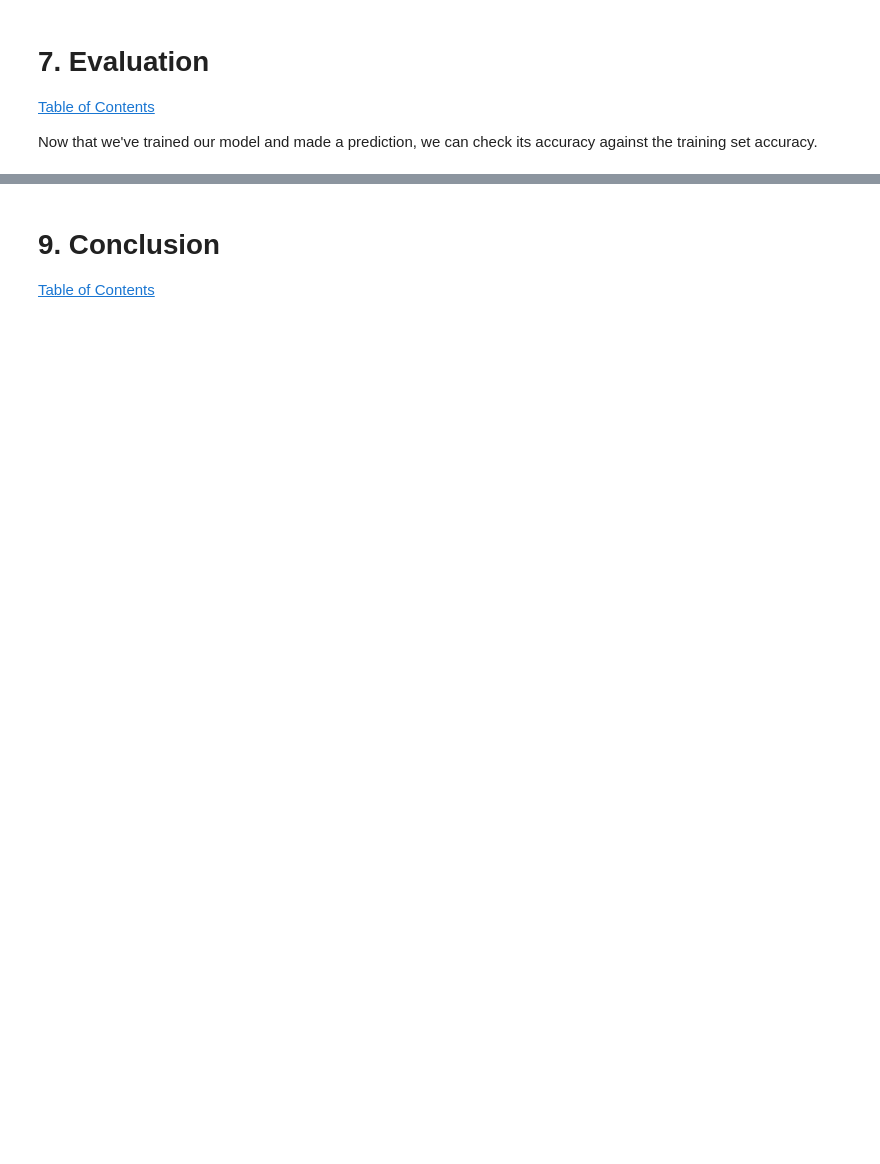
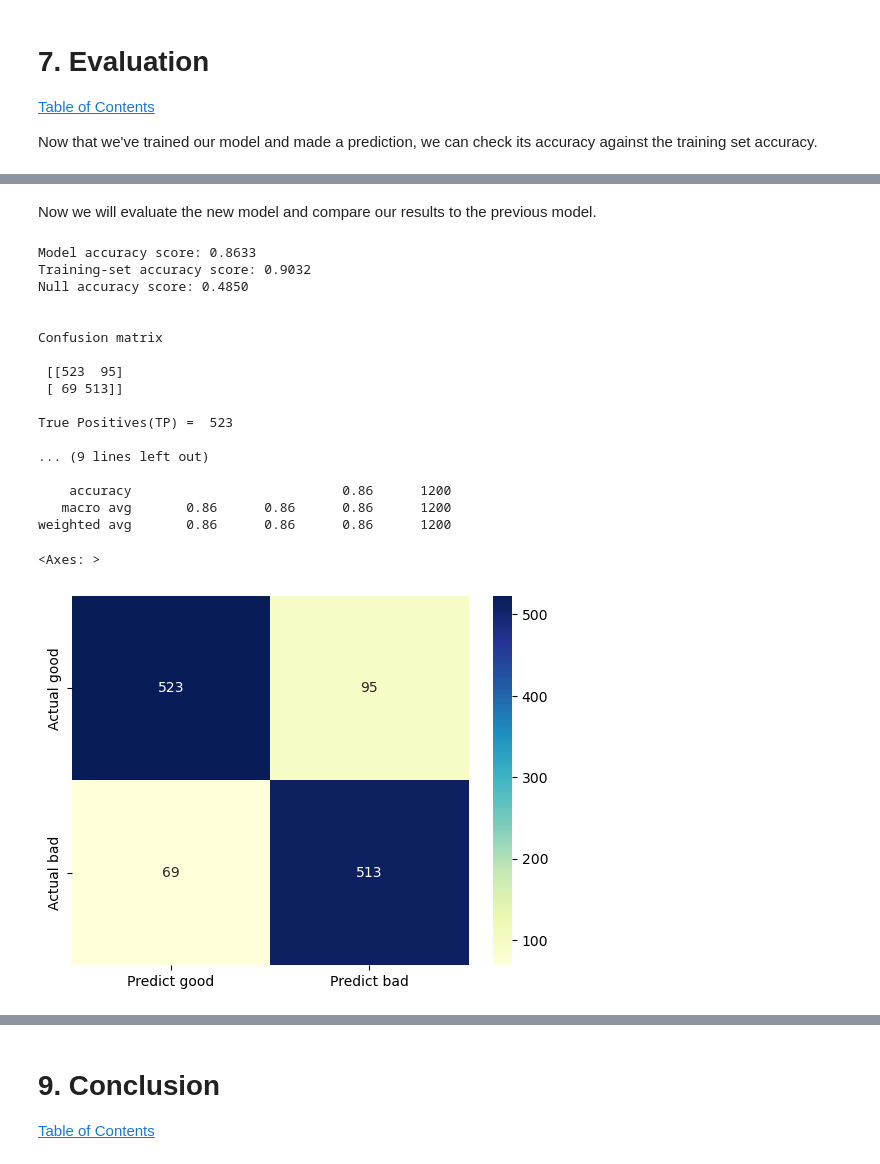
Before and after one commit to apaquette/SupportVectorMachine, a Jupyter notebook: Support Vector Machine.ipynb, the cells around one changed output, grey strips where cells are left out. Saved outputs shown, nothing was run; the diff lists cells and outputs as text; code cells hidden in the pictures; blank space fills up the shorter version.

Commit message:
Added improvements section, re-trained and re-evaluated the model

```diff
--- a/Support Vector Machine.ipynb
+++ b/Support Vector Machine.ipynb
@@ -455,0 +486,49 @@ Balanced Accuracy: 0.6433
+# %% [markdown]
+Now we will evaluate the new model and compare our results to the previous model.
+# %%
+y_pred_train = clf.predict(X_train)
+
+# return the most frequent value
+most_frequent = (y_test == "good").sum() if (y_test == "bad").sum() >= (y_test == "Yes").sum() else (y_test == "Yes").sum()
+null_accuracy = most_frequent/len(y_test)
+
+cm = confusion_matrix(y_test, y_pred)
+
+cm_matrix = pd.DataFrame(data=cm, columns=['Predict good', 'Predict bad'],
+                                 index=['Actual good', 'Actual bad'])
+
+
+
+
+print('Model accuracy score: {0:0.4f}'. format(accuracy_score(y_test, y_pred)))
+print('Training-set accuracy score: {0:0.4f}'. format(accuracy_score(y_train, y_pred_train)))
+print('Null accuracy score: {0:0.4f}'. format(null_accuracy))
+
+print('\n\nConfusion matrix\n\n', cm)
+print('\nTrue Positives(TP) = ', cm[0,0])
+print('\nTrue Negatives(TN) = ', cm[1,1])
+print('\nFalse Positives(FP) = ', cm[0,1])
+print('\nFalse Negatives(FN) = ', cm[1,0])
+
+print(classification_report(y_test, y_pred))
+sns.heatmap(cm_matrix, annot=True, fmt='d', cmap='YlGnBu')
+# %% [output]
+Model accuracy score: 0.8633
+Training-set accuracy score: 0.9032
+Null accuracy score: 0.4850
+
+
+Confusion matrix
+
+ [[523  95]
+ [ 69 513]]
+
+True Positives(TP) =  523
+
+... (9 lines left out)
+
+    accuracy                           0.86      1200
+   macro avg       0.86      0.86      0.86      1200
+weighted avg       0.86      0.86      0.86      1200
+<Axes: >
+[figure, added]
```
Also changed, not shown: parts of 42 cells of this notebook.
